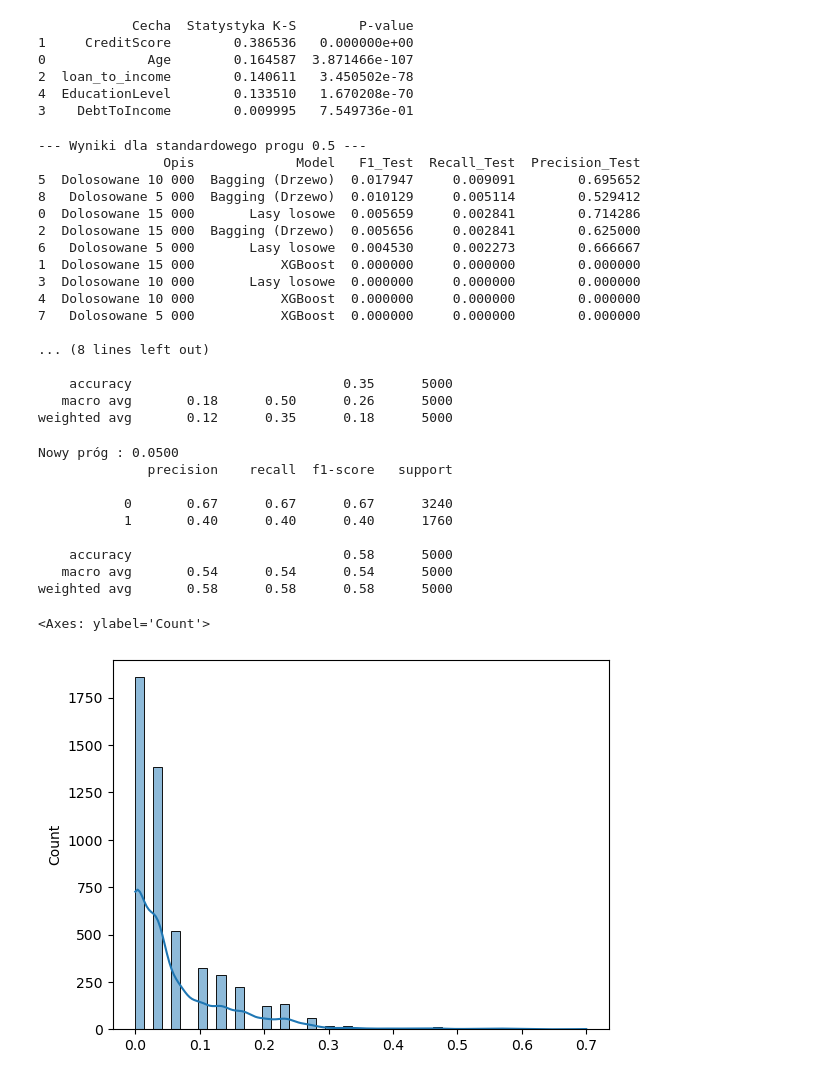
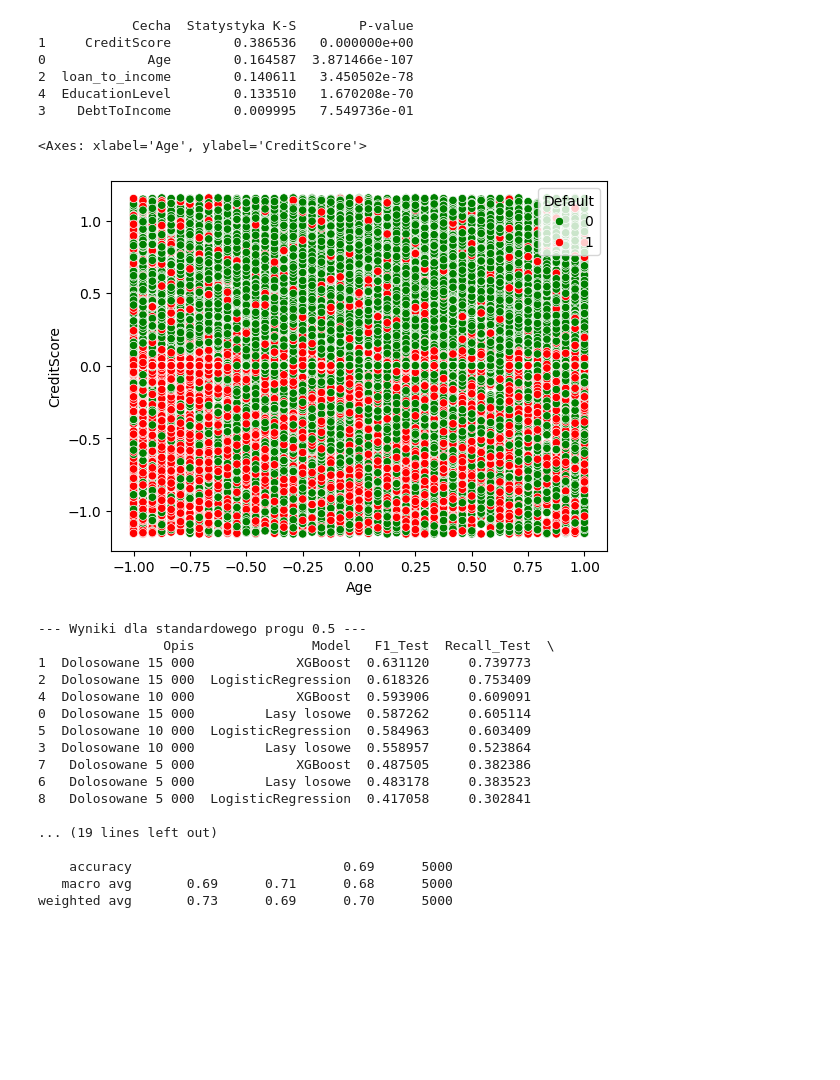
Before and after one commit to malgorzatakukielka/default, a Jupyter notebook: analiza.ipynb, the cells around one changed output. Drawn from its saved outputs; the diff is of its cells as text; code cells hidden in the pictures; blank space fills up the shorter version.

```diff
--- a/analiza.ipynb
+++ b/analiza.ipynb
@@ -364,9 +364,9 @@ Ostateczny model powinien koncentrować się na zmiennych CreditScore, Education
 ### Przygotowanie zbioru treningowego
 Zadecydowano o skalowaniu danych przy użyciu <i>RobustScaler</i>. Postanowiono o pozostawieniu zmiennej <i>EducationLevel</i> w pierwotnej formie (bez użycia np. OneHotEncoder), jako że jest ona cechą porządkową.
 # %%
-features_to_scale = ['Age', 'CreditScore', 'Income', 'LoanAmount', 'loan_to_income']
-robust_scaler = RobustScaler()
-train_df[features_to_scale] = robust_scaler.fit_transform(train_df[features_to_scale])
+#features_to_scale = ['Age', 'CreditScore', 'Income', 'LoanAmount', 'loan_to_income']
+#robust_scaler = RobustScaler()
+#train_df[features_to_scale] = robust_scaler.fit_transform(train_df[features_to_scale])
 
 final_features = [
     'Age', 'CreditScore', 'CreditScore_Missing',
@@ -477,11 +477,14 @@ print(ks_df)
 2  loan_to_income        0.140611   3.450502e-78
 4  EducationLevel        0.133510   1.670208e-70
 3    DebtToIncome        0.009995   7.549736e-01
+# %%
+sns.scatterplot(data=train_df, x='Age', y='CreditScore', hue='Default', palette={0: 'green', 1: 'red'})
+# %% [output]
+<Axes: xlabel='Age', ylabel='CreditScore'>
+[figure, added]
 # %%
-# Nowa, odchudzona lista cech
-final_features_v2 = ['Age', 'CreditScore', 'CreditScore_Missing', 'EducationLevel', 'loan_to_income']
+final_features_v2 = ['Age', 'CreditScore', 'EducationLevel', 'loan_to_income']
 
-# Aktualizacja zbiorów (usuwamy szum)
 X_train_v2 = X_train[final_features_v2]
 X_test_v2 = X_test[final_features_v2]
 
@@ -490,9 +493,17 @@ opisy = ["Dolosowane 15 000", "Dolosowane 10 000", "Dolosowane 5 000"]
 
 # Wybieramy modele, które wcześniej cokolwiek "złapały"
 model_configs = {
-    "Lasy losowe": (RandomForestClassifier(random_state=42), {'n_estimators': [100], 'max_depth': [8, 12]}),
-    "XGBoost": (XGBClassifier(verbosity=0), {'learning_rate': [0.1], 'max_depth': [4, 6]}),
-    "Bagging (Drzewo)": (BaggingClassifier(estimator=DecisionTreeClassifier()), {'n_estimators': [10, 30]})
+    "Lasy losowe": (
+        RandomForestClassifier(random_state=42),
+        {
+            'n_estimators': [100, 200],
+            'max_depth': [8, 10, 15, None],
+            'min_samples_leaf': [2, 10],
+            'max_features': ['sqrt', None]
+        }
+    ),
+    "XGBoost": (XGBClassifier(verbosity=0), {'learning_rate': [0.01, 0.05, 0.1], 'max_depth': [4, 6, 8]}),
+    "LogisticRegression": (LogisticRegression(max_iter=1000), {'C': [0.1, 1.0, 10.0]}),
 }
 
 results_v2 = []
@@ -557,42 +568,19 @@ print("\n--- FINALNY RAPORT PO OPTYMALIZACJI PROGU ---")
 print(classification_report(y_test, y_pred_final))
 # %% [output]
 --- Wyniki dla standardowego progu 0.5 ---
-                Opis             Model   F1_Test  Recall_Test  Precision_Test
-5  Dolosowane 10 000  Bagging (Drzewo)  0.017947     0.009091        0.695652
-8   Dolosowane 5 000  Bagging (Drzewo)  0.010129     0.005114        0.529412
-0  Dolosowane 15 000       Lasy losowe  0.005659     0.002841        0.714286
-2  Dolosowane 15 000  Bagging (Drzewo)  0.005656     0.002841        0.625000
-6   Dolosowane 5 000       Lasy losowe  0.004530     0.002273        0.666667
-1  Dolosowane 15 000           XGBoost  0.000000     0.000000        0.000000
-3  Dolosowane 10 000       Lasy losowe  0.000000     0.000000        0.000000
-4  Dolosowane 10 000           XGBoost  0.000000     0.000000        0.000000
-7   Dolosowane 5 000           XGBoost  0.000000     0.000000        0.000000
+                Opis               Model   F1_Test  Recall_Test  \
+1  Dolosowane 15 000             XGBoost  0.631120     0.739773
+2  Dolosowane 15 000  LogisticRegression  0.618326     0.753409
+4  Dolosowane 10 000             XGBoost  0.593906     0.609091
+0  Dolosowane 15 000         Lasy losowe  0.587262     0.605114
+5  Dolosowane 10 000  LogisticRegression  0.584963     0.603409
+3  Dolosowane 10 000         Lasy losowe  0.558957     0.523864
+7   Dolosowane 5 000             XGBoost  0.487505     0.382386
+6   Dolosowane 5 000         Lasy losowe  0.483178     0.383523
+8   Dolosowane 5 000  LogisticRegression  0.417058     0.302841
 
-... (8 lines left out)
+... (19 lines left out)
 
-    accuracy                           0.35      5000
-   macro avg       0.18      0.50      0.26      5000
-weighted avg       0.12      0.35      0.18      5000
+    accuracy                           0.69      5000
+   macro avg       0.69      0.71      0.68      5000
+weighted avg       0.73      0.69      0.70      5000
-# %%
-new_threshold = 0.05
-
-print(f"Nowy próg : {new_threshold:.4f}")
-
-# 3. Sprawdzenie wyników
-y_pred_real = (y_probs >= new_threshold).astype(int)
-print(classification_report(y_test, y_pred_real))
-# %% [output]
-Nowy próg : 0.0500
-              precision    recall  f1-score   support
-
-           0       0.67      0.67      0.67      3240
-           1       0.40      0.40      0.40      1760
-
-    accuracy                           0.58      5000
-   macro avg       0.54      0.54      0.54      5000
-weighted avg       0.58      0.58      0.58      5000
-# %%
-sns.histplot(y_probs, bins=50, kde=True)
-# %% [output]
-<Axes: ylabel='Count'>
-[figure, removed]
```
Also changed, not shown: parts of 5 cells of this notebook.
